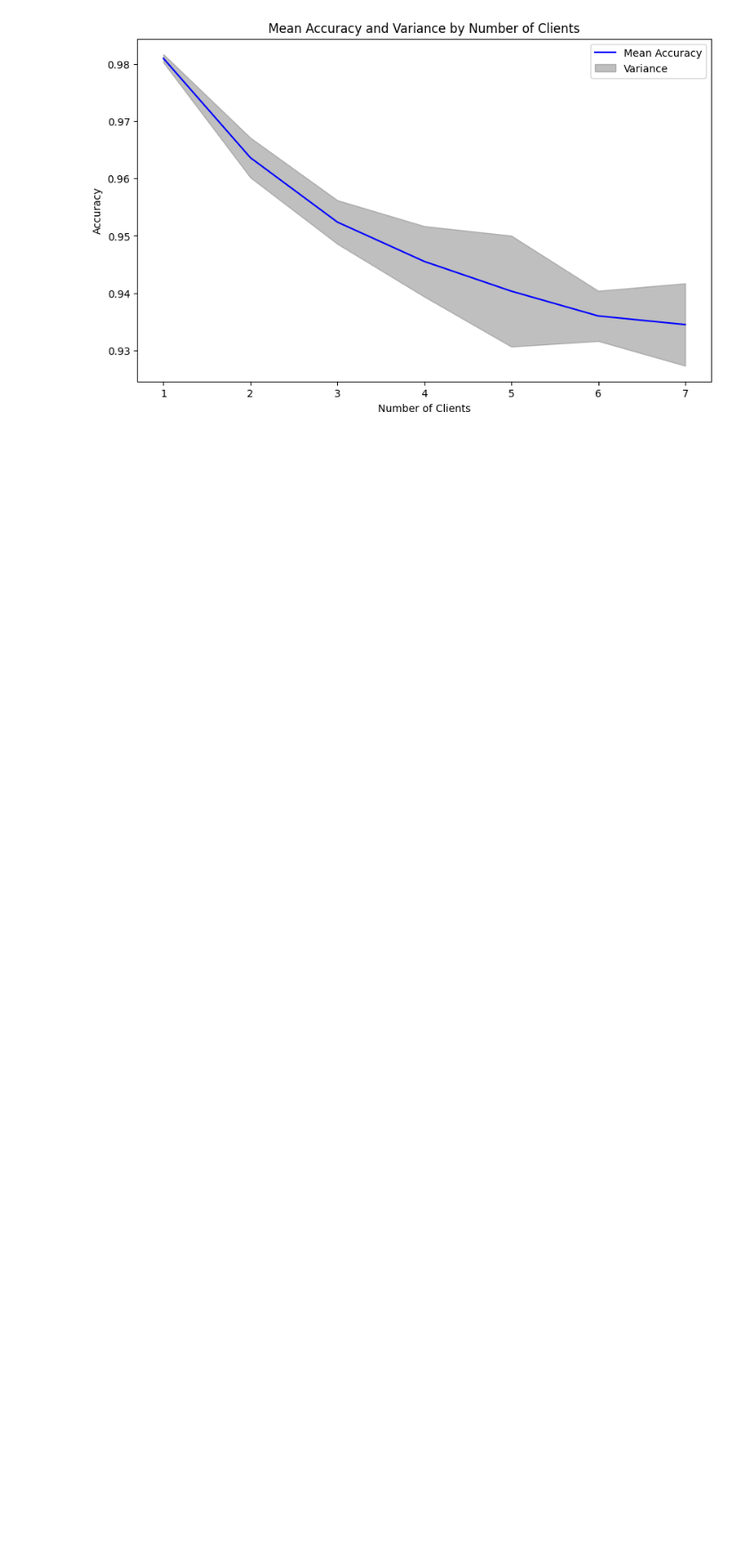
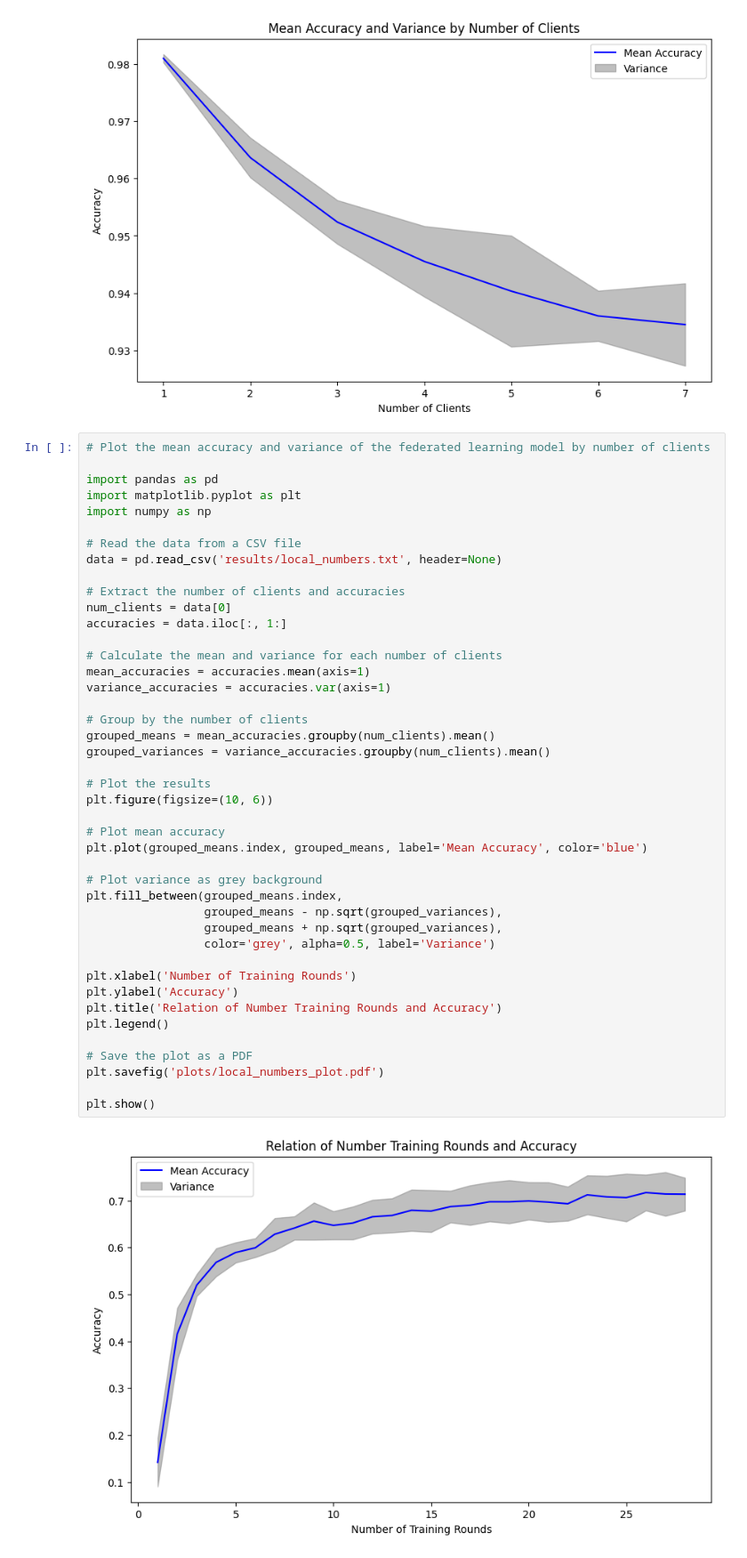
Before and after one commit to Lokeyli/eth-dl-project, a Jupyter notebook: plotter.ipynb, the cells around one changed output. Shown: that part at 89% size. Saved outputs shown, nothing was run; the diff lists cells and outputs as text; blank space fills up the shorter version.

```diff
--- a/plotter.ipynb
+++ b/plotter.ipynb
@@ -43,6 +43,51 @@ plt.savefig('plots/accuracy_plot.pdf')
 plt.show()
 # %% [output]
 [figure]
+# %%
+# Plot the mean accuracy and variance of the federated learning model by number of clients
+
+import pandas as pd
+import matplotlib.pyplot as plt
+import numpy as np
+
+# Read the data from a CSV file
+data = pd.read_csv('results/local_numbers.txt', header=None)
+
+# Extract the number of clients and accuracies
+num_clients = data[0]
+accuracies = data.iloc[:, 1:]
+
+# Calculate the mean and variance for each number of clients
+mean_accuracies = accuracies.mean(axis=1)
+variance_accuracies = accuracies.var(axis=1)
+
+# Group by the number of clients
+grouped_means = mean_accuracies.groupby(num_clients).mean()
+grouped_variances = variance_accuracies.groupby(num_clients).mean()
+
+# Plot the results
+plt.figure(figsize=(10, 6))
+
+# Plot mean accuracy
+plt.plot(grouped_means.index, grouped_means, label='Mean Accuracy', color='blue')
+
+# Plot variance as grey background
+plt.fill_between(grouped_means.index,
+                 grouped_means - np.sqrt(grouped_variances),
+                 grouped_means + np.sqrt(grouped_variances),
+                 color='grey', alpha=0.5, label='Variance')
+
+plt.xlabel('Number of Training Rounds')
+plt.ylabel('Accuracy')
+plt.title('Relation of Number Training Rounds and Accuracy')
+plt.legend()
+
+# Save the plot as a PDF
+plt.savefig('plots/local_numbers_plot.pdf')
+
+plt.show()
+# %% [output]
+[figure, added]
 # %%
 import pandas as pd
 import matplotlib.pyplot as plt
```
Also changed, not shown: parts of 3 cells of this notebook, 45 other files.
